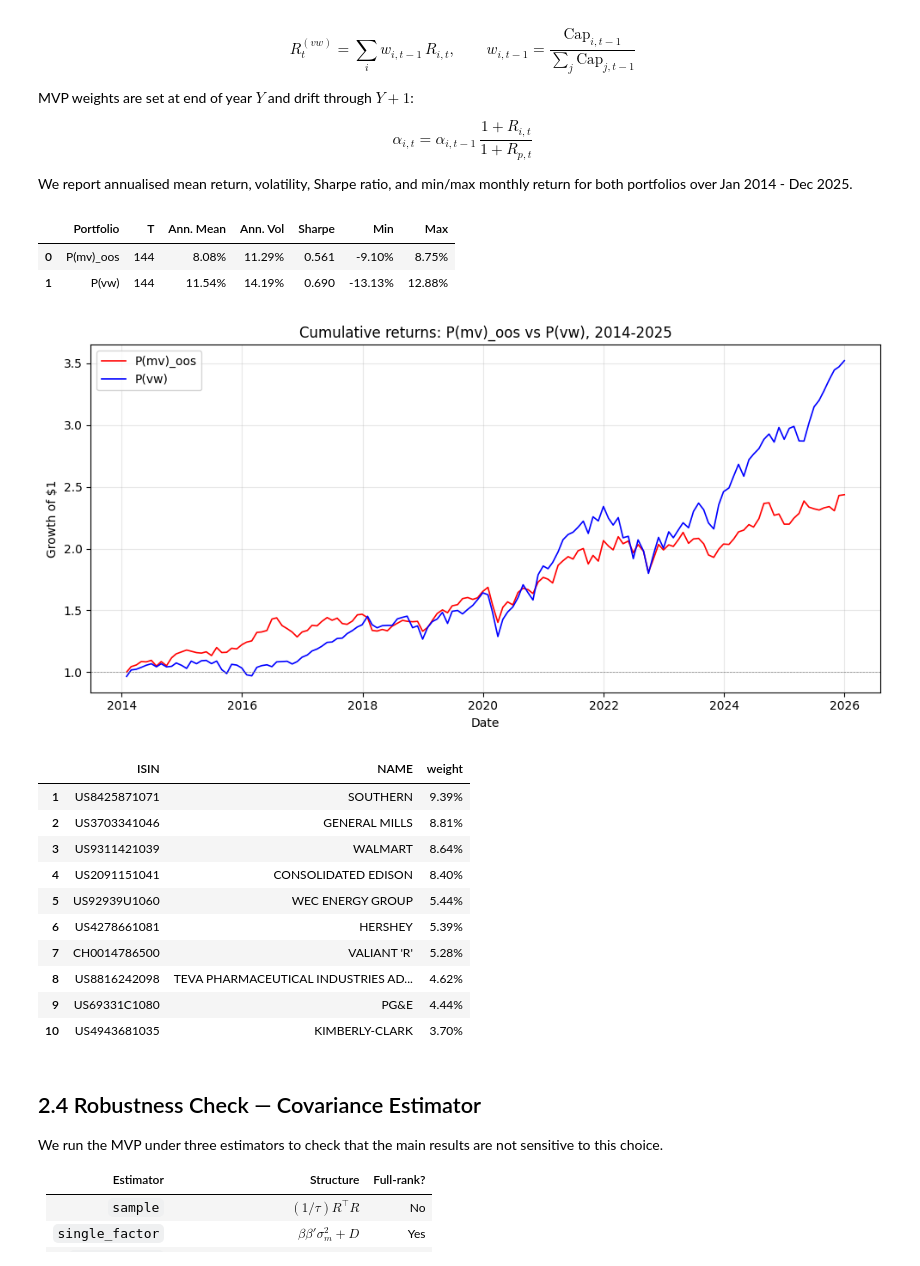
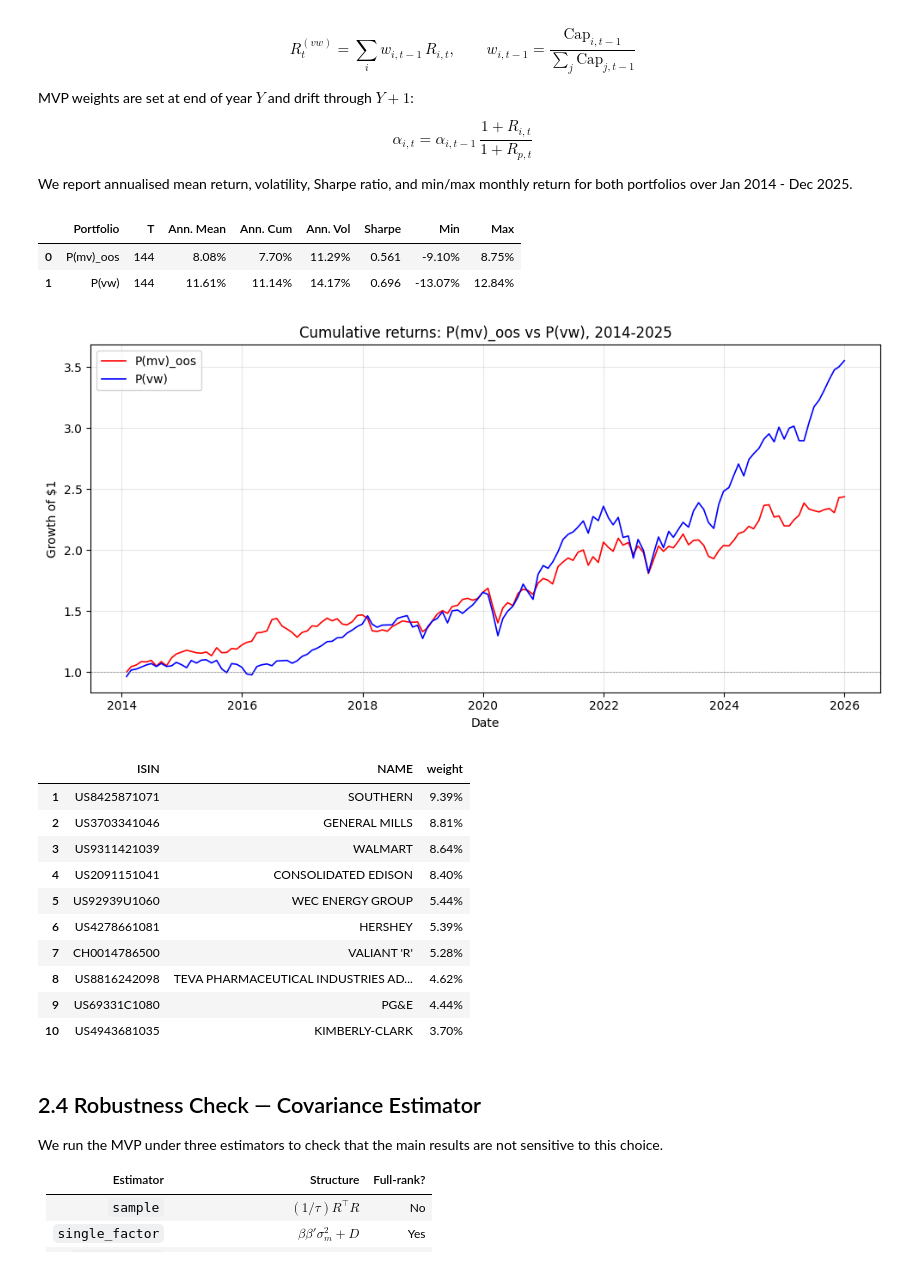
Before and after one commit to Saarujan06/Sustainability-Aware-Asset-Management-Project, a Jupyter notebook: Group_AS_SAAM_Notebook.ipynb, the cells around one changed output. Drawn from its saved outputs; the diff is of its cells as text; code cells hidden in the pictures.

```diff
--- a/Group_AS_SAAM_Notebook.ipynb
+++ b/Group_AS_SAAM_Notebook.ipynb
@@ -43,10 +51,8 @@ END_YEAR = 2024
 WINDOW_YEARS = 10
 STALE_THRESHOLD = 0.50
 
-# NOTE: estimate_moments() builds the covariance on a complete-case (120-month)
-# window independently of this value, so MIN_VALID_MONTHS only screens the
-# section 2.1 investment set (spec: at least 3 years of monthly returns).
-MIN_VALID_MONTHS = 36
+# NOTE: estimate_moments() builds the covariance on a complete-case (120-month) window
+MIN_VALID_MONTHS = 120
 
 # NOTE:Covariance estimator used by estimate_moments. Switch this to compare methods:
 #   "sample"        : biased MLE sample covariance (rank-deficient when n > tau)
@@ -453,6 +459,7 @@ def summary_stats(series, name, rf_monthly):
         "end_date": series.index.max().strftime("%Y-%m"),
         "n_months": len(vals),
         "ann_mean_return": mu * ann,
+        "ann_cumulative_return": (1 + vals).prod() ** (ann / len(vals)) - 1,
         "ann_volatility": std * np.sqrt(ann),
         "sharpe_ratio": np.nan if std == 0 else (excess_return / std) * np.sqrt(ann),
         "min_monthly_return": vals.min(),
@@ -812,49 +820,49 @@ compare_df["cum_vw"]  = (1.0 + compare_df["Rp_vw"]).cumprod()
 mvp_stats = summary_stats(compare_df["Rp_mvp"], "P(mv)_oos", rf_monthly=rf_monthly_avg)
 vw_stats  = summary_stats(compare_df["Rp_vw"],  "P(vw)",     rf_monthly=rf_monthly_avg)
 perf = pd.DataFrame([mvp_stats, vw_stats])[
-    ["portfolio", "n_months", "ann_mean_return", "ann_volatility",
+    ["portfolio", "n_months", "ann_mean_return", "ann_cumulative_return", "ann_volatility",
      "sharpe_ratio", "min_monthly_return", "max_monthly_return"]
 ].rename(columns={
     "portfolio": "Portfolio", "n_months": "T",
-    "ann_mean_return": "Ann. Mean", "ann_volatility": "Ann. Vol",
+    "ann_mean_return": "Ann. Mean", "ann_cumulative_return": "Ann. Cum", "ann_volatility": "Ann. Vol",
     "sharpe_ratio": "Sharpe", "min_monthly_return": "Min", "max_monthly_return": "Max",
 })
 display_perf = perf.copy()
-for c in ["Ann. Mean", "Ann. Vol", "Min", "Max"]:
+for c in ["Ann. Mean", "Ann. Cum", "Ann. Vol", "Min", "Max"]:
     display_perf[c] = display_perf[c].map(lambda x: f"{x:.2%}")
 display_perf["Sharpe"] = display_perf["Sharpe"].map(lambda x: f"{x:.3f}")
 
 from IPython.display import display
 display(display_perf)
 perf.to_csv(OUT_DIR / "mvp_vs_vw_performance_summary.csv", index=False)
 compare_df.to_csv(OUT_DIR / "mvp_vs_vw_monthly_comparison.csv")
 
 # Cumulative-return plot
 fig, ax = plt.subplots(figsize=(10, 5))
 ax.plot(compare_df.index, compare_df["cum_mvp"], label="P(mv)_oos", linewidth=1.2, color="red")
 ax.plot(compare_df.index, compare_df["cum_vw"],  label="P(vw)",     linewidth=1.2, color="blue")
 ax.axhline(1.0, color="grey", linestyle="--", linewidth=0.5)
 ax.set_xlabel("Date"); ax.set_ylabel("Growth of $1")
 ax.set_title("Cumulative returns: P(mv)_oos vs P(vw), 2014-2025")
 ax.legend(); ax.grid(alpha=0.3)
 fig.tight_layout()
 fig.savefig(OUT_DIR / "cumulative_returns_plot.png", dpi=300, bbox_inches="tight")
 plt.show()
 
 # Top-10 holdings of the first MVP rebalance (Dec-2013 weights, held over 2014).
 top10 = (weights_by_year[weights_by_year["screen_year"] == START_YEAR]
          .nlargest(10, "weight")[["ISIN", "weight"]]
          .reset_index(drop=True))
 top10.insert(1, "NAME", top10["ISIN"].map(isin_to_name))
 top10.index = range(1, len(top10) + 1)
 top10["weight"] = top10["weight"].map(lambda x: f"{x:.2%}")
 
 from IPython.display import display
 display(top10)
 # %% [output]
-|  | Portfolio | T | Ann. Mean | Ann. Vol | Sharpe | Min | Max |
-| 0 | P(mv)_oos | 144 | 8.08% | 11.29% | 0.561 | -9.10% | 8.75% |
-| 1 | P(vw) | 144 | 11.54% | 14.19% | 0.690 | -13.13% | 12.88% |
+|  | Portfolio | T | Ann. Mean | Ann. Cum | Ann. Vol | Sharpe | Min | Max |
+| 0 | P(mv)_oos | 144 | 8.08% | 7.70% | 11.29% | 0.561 | -9.10% | 8.75% |
+| 1 | P(vw) | 144 | 11.61% | 11.14% | 14.17% | 0.696 | -13.07% | 12.84% |
 [figure]
 |  | ISIN | NAME | weight |
 | 1 | US8425871071 | SOUTHERN | 9.39% |
```
Also changed, not shown: parts of 11 cells of this notebook, 35 other files.
